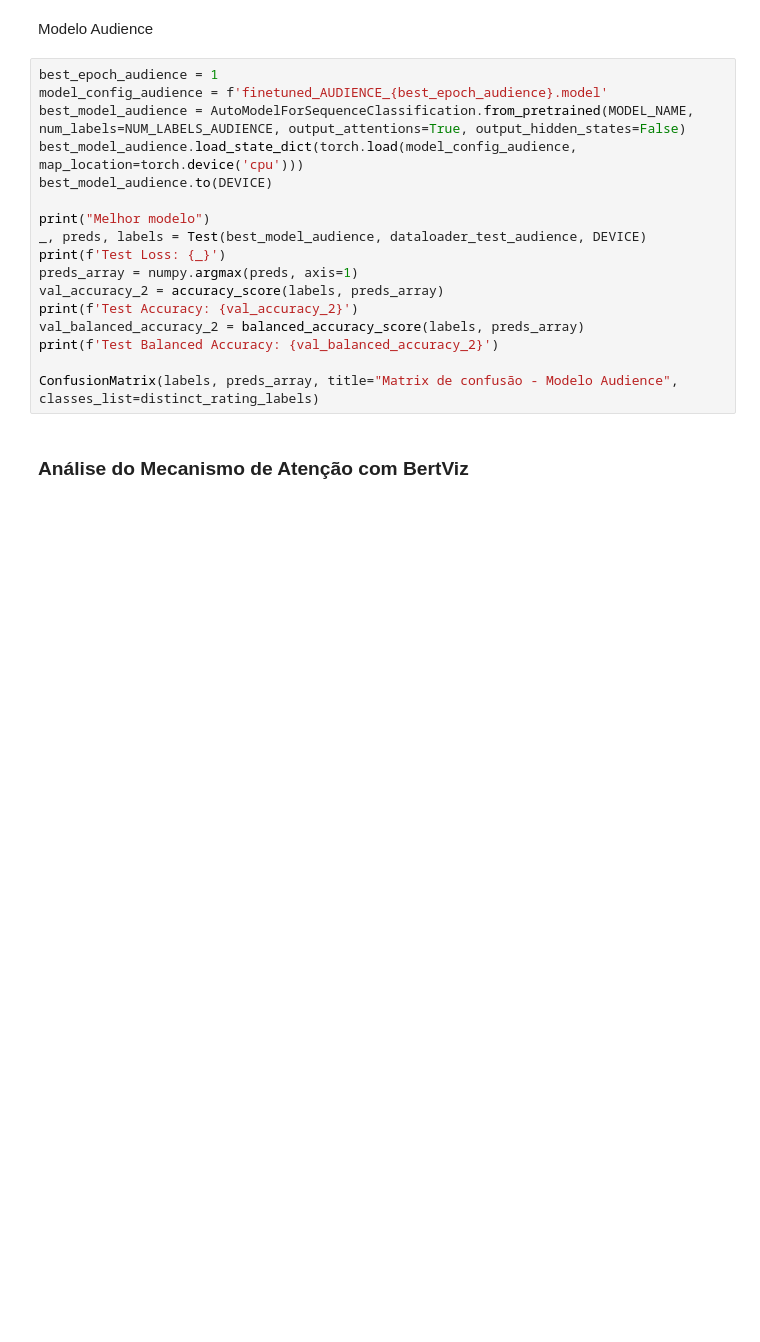
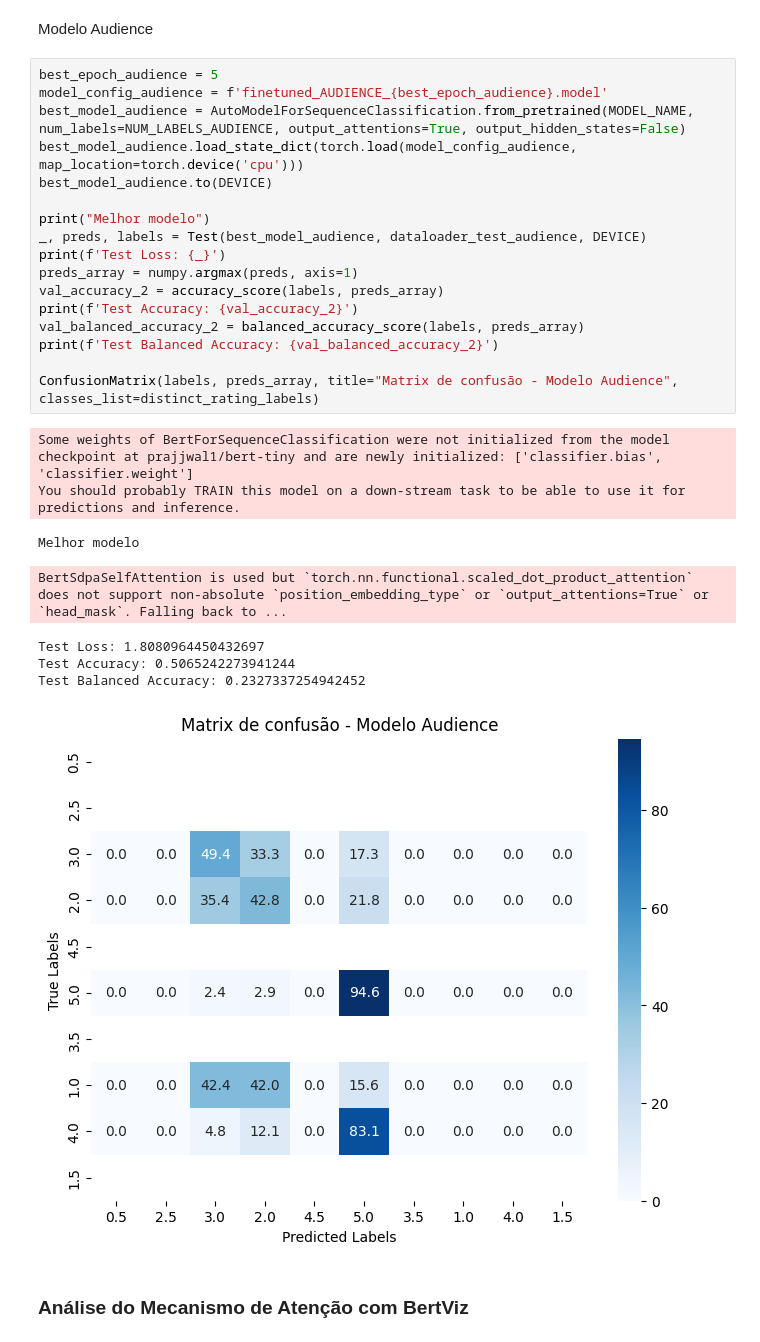
Before and after one commit to wihika/INF0619, a Jupyter notebook: INF0619_Classificacao_de_revisoes_de_filmes_weight.ipynb, the cells around one changed output. Drawn from its saved outputs; the diff is of its cells as text; blank space fills up the shorter version.

```diff
--- a/INF0619_Classificacao_de_revisoes_de_filmes_weight.ipynb
+++ b/INF0619_Classificacao_de_revisoes_de_filmes_weight.ipynb
@@ -664,22 +797,31 @@ ConfusionMatrix(labels, preds_array, title="Matrix de confusão - Modelo Critic"
 # %% [markdown]
 Modelo Audience
 # %%
-best_epoch_audience = 1
+best_epoch_audience = 5
 model_config_audience = f'finetuned_AUDIENCE_{best_epoch_audience}.model'
 best_model_audience = AutoModelForSequenceClassification.from_pretrained(MODEL_NAME, num_labels=NUM_LABELS_AUDIENCE, output_attentions=True, output_hidden_states=False)
 best_model_audience.load_state_dict(torch.load(model_config_audience, map_location=torch.device('cpu')))
 best_model_audience.to(DEVICE)
 
 print("Melhor modelo")
 _, preds, labels = Test(best_model_audience, dataloader_test_audience, DEVICE)
 print(f'Test Loss: {_}')
 preds_array = numpy.argmax(preds, axis=1)
 val_accuracy_2 = accuracy_score(labels, preds_array)
 print(f'Test Accuracy: {val_accuracy_2}')
 val_balanced_accuracy_2 = balanced_accuracy_score(labels, preds_array)
 print(f'Test Balanced Accuracy: {val_balanced_accuracy_2}')
 
 ConfusionMatrix(labels, preds_array, title="Matrix de confusão - Modelo Audience", classes_list=distinct_rating_labels)
+# %% [output]
+Some weights of BertForSequenceClassification were not initialized from the model checkpoint at prajjwal1/bert-tiny and are newly initialized: ['classifier.bias', 'classifier.weight']
+You should probably TRAIN this model on a down-stream task to be able to use it for predictions and inference.
+Melhor modelo
+BertSdpaSelfAttention is used but `torch.nn.functional.scaled_dot_product_attention` does not support non-absolute `position_embedding_type` or `output_attentions=True` or `head_mask`. Falling back to ...
+Test Loss: 1.8080964450432697
+Test Accuracy: 0.5065242273941244
+Test Balanced Accuracy: 0.2327337254942452
+[figure, added]
 # %% [markdown]
 ### Análise do Mecanismo de Atenção com BertViz
 # %% [markdown]
```
Also changed, not shown: parts of 18 cells of this notebook.
